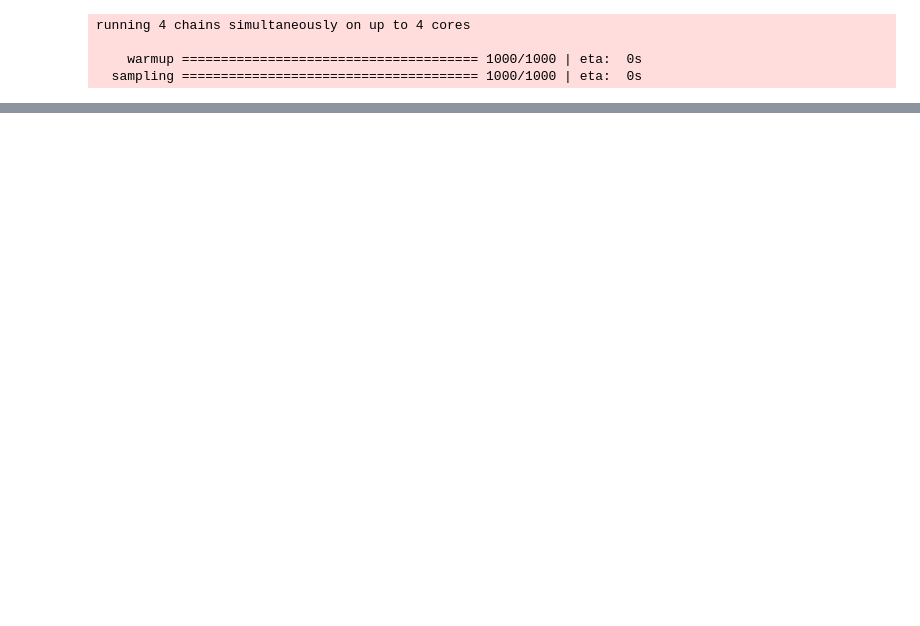
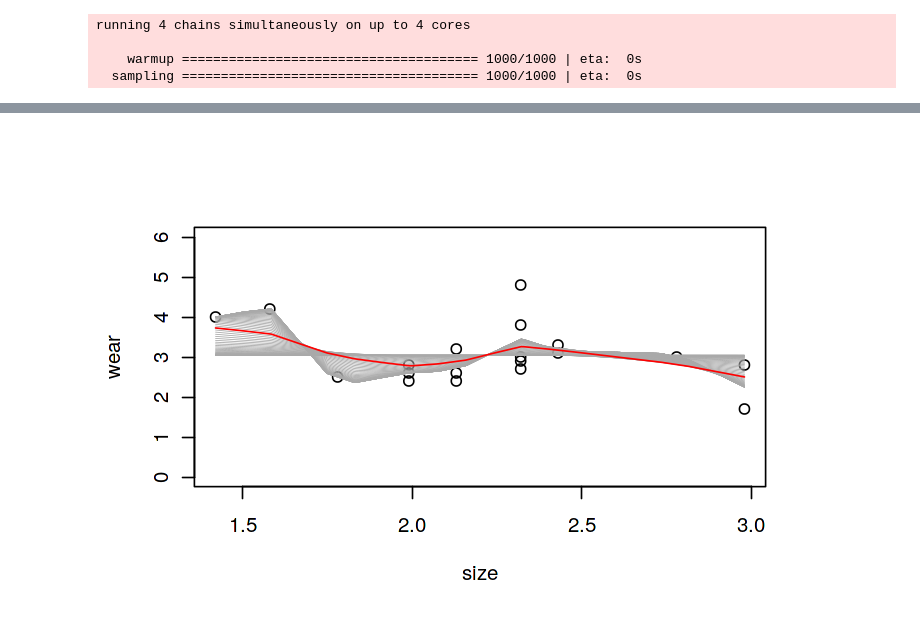
Before and after one commit to dirmeier/etudes, a Jupyter notebook: bayesian_views_on_splines.ipynb, the cells around one changed output, grey strips where cells are left out. Saved outputs shown, nothing was run; the diff lists cells and outputs as text; code cells hidden in the pictures; blank space fills up the shorter version.

```diff
--- a/bayesian_views_on_splines.ipynb
+++ b/bayesian_views_on_splines.ipynb
@@ -104,0 +117,14 @@ sample(100, 10)
+# %%
+plot(size, wear, ylim=c(0, 6))
+for (i in seq(90)) {
+    b <- prs.fit(wear, size, sj, exp(rho[i]))
+    trF  <- sum(influence(b)$hat[seq(n)])
+    rss  <- sum((wear - fitted(b)[seq(n)])^2)
+    V[i] <- n * rss  / (n - trF)^2
+    lines(s, Xp %*% coef(b), col="darkgrey", lty=1, lwd=.5)
+}
+sp <- exp(rho[V == min(V)])
+b <- prs.fit(wear, size, sj, sp)
+lines(s, Xp %*% coef(b), col="red", lty=1, lwd=1)
+# %% [output]
+[figure, added]
```
Also changed, not shown: parts of 19 cells of this notebook, 1 other file.
